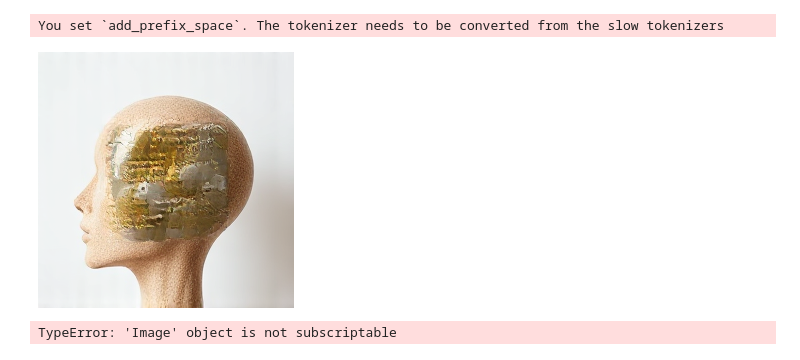
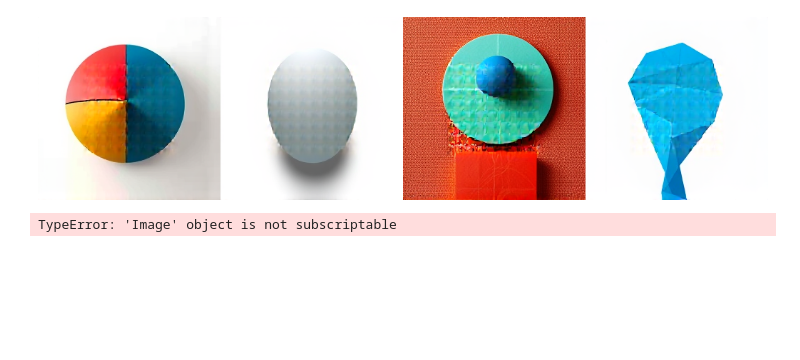
Before and after one commit to kisate/flux-saes-gpu, a Jupyter notebook: steering.ipynb, the cells around one changed output. Cells and saved outputs as stored; diff of their text form; code cells hidden in the pictures; blank space fills up the shorter version.

Commit message:
Steering, SAE+ITO caching

```diff
--- a/steering.ipynb
+++ b/steering.ipynb
@@ -24,2 +32,3 @@ layer = 9
 # %%
-sae_mid = restore_array(os.path.abspath(f"flux1-saes/sae_double_l{layer}_img/30000/default"))["sae_params"]
+sae_mid = restore_array(os.path.abspath(
+    f"flux1-saes/sae_double_l{layer}_img/30000/default"))
@@ -29,51 +38,78 @@ W_dec = np.asarray(sae_mid["W_dec"])
-# %%
-import torch
-from diffusers import FluxPipeline
-torch.set_grad_enabled(False)
-pipe = FluxPipeline.from_pretrained("black-forest-labs/FLUX.1-schnell", torch_dtype=torch.bfloat16, device_map="balanced")
-# %% [output]
-You set `add_prefix_space`. The tokenizer needs to be converted from the slow tokenizers
+# %%
+import numpy as np
+import torch
+
+fs_means = sae_mid["info"]["feature_means"]
+fs_sq_means = sae_mid["info"]["feature_square_means"]
+
+stds = np.sqrt(np.maximum(fs_sq_means - np.square(fs_means), 1e-6))
+wm = sae_mid["info"]["whitening_matrix"]
+
+w_dec_in = (sae_mid["sae_params"]["W_dec"] / stds) @ wm.T
+w_dec_out = (sae_mid["sae_params"]["W_dec"] * stds) @ wm.T
+
+w_dec_in = torch.tensor(w_dec_in)
+w_dec_out = torch.tensor(w_dec_out)
+w_dec_in = w_dec_in / w_dec_in.norm(dim=1, keepdim=True)
+w_dec_out = w_dec_out / w_dec_out.norm(dim=1, keepdim=True)
 # %%
 from collections import OrderedDict
+from PIL import Image
 for m in pipe.transformer.modules():
     m._forward_hooks = OrderedDict()
 
 height = 256
 width = 256
 guidance_scale = 3.5
-num_inference_steps = 3
+num_inference_steps = 20
+steering_strength = 0.8
+feature_id = 3796
+steer_bounds = 4
+steer_in = False
+n_generate = 4
 # prompts = ["An object on a white background"]
+# prompts = ["A photo"]
 prompts = ["A head made out of a material"]
 # prompts = ["A textured pattern"]
+
+
 def callback_on_step_end(self, i, t, kwargs):
     global timestep
     timestep = i
     return {}
+
+
 pipe.set_progress_bar_config(disable=True)
+
+
 def patch_hook(self, input, output):
     image_output = output[1]
     image_output = image_output.unflatten(1, (height // 16, width // 16))
-    nrm = 0.9 \
+    nrm = steering_strength \
         * image_output.norm(dim=-1, keepdim=True).mean()
-    image_output[..., 4:12, 4:12, :] += \
-        torch.from_numpy(W_dec[8000]).to(image_output) * nrm
+    image_output[..., steer_bounds:-steer_bounds, steer_bounds:-steer_bounds, :] += \
+        (w_dec_in if steer_in else w_dec_out)[
+        feature_id].to(image_output) * nrm
     image_output = image_output.flatten(1, 2)
     return output[:1] + (image_output,) + output[2:]
+
+
 pipe.transformer.transformer_blocks[layer].register_forward_hook(patch_hook)
 with torch.inference_mode():
-    image = pipe(
+    images = pipe(
         prompts,
         height=height,
         width=width,
         guidance_scale=guidance_scale,
         num_inference_steps=num_inference_steps,
+        num_images_per_prompt=n_generate,
         max_sequence_length=512,
         generator=torch.Generator("cpu").manual_seed(0),
         return_dict=False,
-    )[0][0]
-image
+    )[0]
+Image.fromarray(np.concatenate(list(map(np.asarray, images)), axis=1))
 # %% [output]
-[figure, old version]
+[figure, new version]
 # %%
 # %% [output]
 TypeError: 'Image' object is not subscriptable
```
Also changed, not shown: parts of 4 cells of this notebook, 1 other file.
